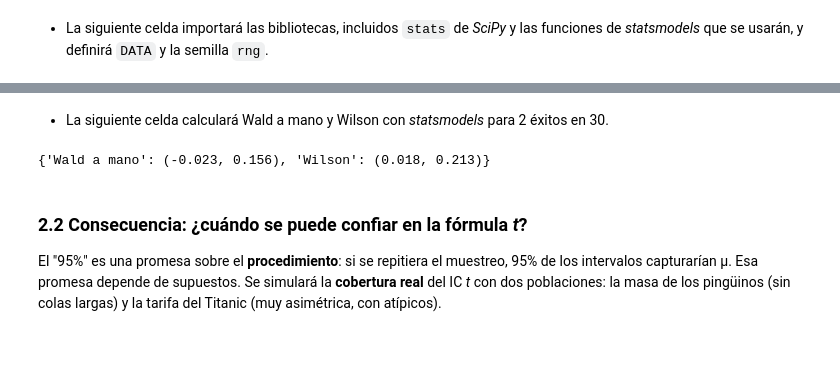
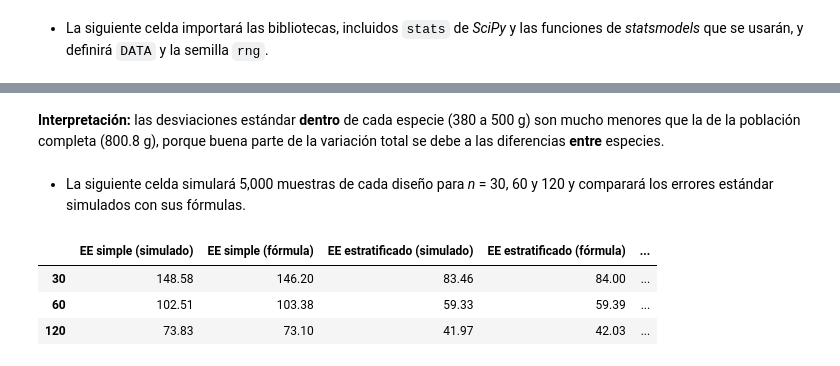
Before and after one commit to PythonistaMX/py401, a Jupyter notebook: soluciones/05_incertidumbre_bootstrap_soluciones.ipynb, the cells around one changed output, grey strips where cells are left out. Cells and saved outputs as stored; diff of their text form; code cells hidden in the pictures.

```diff
--- a/soluciones/05_incertidumbre_bootstrap_soluciones.ipynb
+++ b/soluciones/05_incertidumbre_bootstrap_soluciones.ipynb
@@ -232,0 +233,6 @@ Con 891 pasajeros los tres métodos coinciden (≈ 35% a 42%). La decisión impo
+# %%
+poblacion_especies = pinguinos.dropna(subset=["body_mass_g"])
+pesos_estrato = poblacion_especies["species"].value_counts(normalize=True).sort_index()
+sigma_estrato = poblacion_especies.groupby("species")["body_mass_g"].std(ddof=0)
+masas_estrato = {especie: datos["body_mass_g"].to_numpy() for especie, datos in poblacion_especies.groupby("species")}
+pd.DataFrame({"peso W_h": pesos_estrato, "σ_h (g)": sigma_estrato}).round(3)
@@ -233,14 +245,29 @@ Con 891 pasajeros los tres métodos coinciden (≈ 35% a 42%). La decisión impo
 # %% [markdown]
-* La siguiente celda calculará Wald a mano y Wilson con *statsmodels* para 2 éxitos en 30.
+**Interpretación:** las desviaciones estándar **dentro** de cada especie (380 a 500 g) son mucho menores que la de la población completa (800.8 g), porque buena parte de la variación total se debe a las diferencias **entre** especies.
-# %%
-p_gorro = 2 / 30
-margen = 1.96 * np.sqrt(p_gorro * (1 - p_gorro) / 30)
-{"Wald a mano": (round(float(p_gorro - margen), 3), round(float(p_gorro + margen), 3)),
- "Wilson": tuple(round(float(v), 3) for v in proportion_confint(2, 30, method="wilson"))}
-# %% [output]
-{'Wald a mano': (-0.023, 0.156), 'Wilson': (0.018, 0.213)}
-# %% [markdown]
-### 2.2 Consecuencia: ¿cuándo se puede confiar en la fórmula *t*?
-
-El "95%" es una promesa sobre el **procedimiento**: si se repitiera el muestreo, 95% de los intervalos capturarían μ. Esa promesa depende de supuestos. Se simulará la **cobertura real** del IC *t* con dos poblaciones: la masa de los pingüinos (sin colas largas) y la tarifa del Titanic (muy asimétrica, con atípicos).
+# %% [markdown]
+* La siguiente celda simulará 5,000 muestras de cada diseño para *n* = 30, 60 y 120 y comparará los errores estándar simulados con sus fórmulas.
+# %%
+generador_diseno = np.random.default_rng(401)
+filas_diseno = {}
+for n_total in [30, 60, 120]:
+    n_estrato = {especie: int(round(n_total * peso)) for especie, peso in pesos_estrato.items()}
+    medias_simple = generador_diseno.choice(poblacion, size=(5000, n_total)).mean(axis=1)
+    medias_estratificado = sum(
+        pesos_estrato[especie] * generador_diseno.choice(masas_estrato[especie], size=(5000, n_h)).mean(axis=1)
+        for especie, n_h in n_estrato.items()
+    )
+    filas_diseno[n_total] = {
+        "EE simple (simulado)": medias_simple.std(),
+        "EE simple (fórmula)": sigma / np.sqrt(n_total),
+        "EE estratificado (simulado)": medias_estratificado.std(),
+        "EE estratificado (fórmula)": np.sqrt(sum(pesos_estrato[e] ** 2 * sigma_estrato[e] ** 2 / n_h for e, n_h in n_estrato.items())),
+    }
+tabla_diseno = pd.DataFrame(filas_diseno).T
+tabla_diseno["efecto de diseño"] = (tabla_diseno["EE estratificado (fórmula)"] / tabla_diseno["EE simple (fórmula)"]) ** 2
+tabla_diseno.round(2)
+# %% [output]
+|  | EE simple (simulado) | EE simple (fórmula) | EE estratificado (simulado) | EE estratificado (fórmula) | ... |
+| 30 | 148.58 | 146.20 | 83.46 | 84.00 | ... |
+| 60 | 102.51 | 103.38 | 59.33 | 59.39 | ... |
+| 120 | 73.83 | 73.10 | 41.97 | 42.03 | ... |
 # %% [markdown]
```
Also changed, not shown: parts of 170 cells of this notebook, 1 other file.
